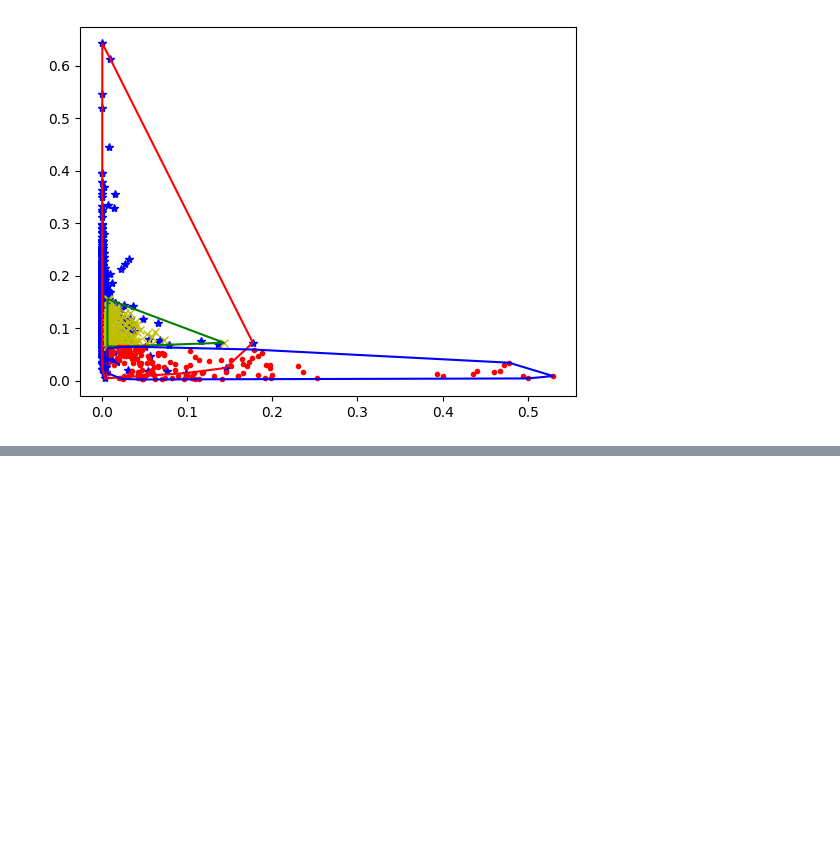
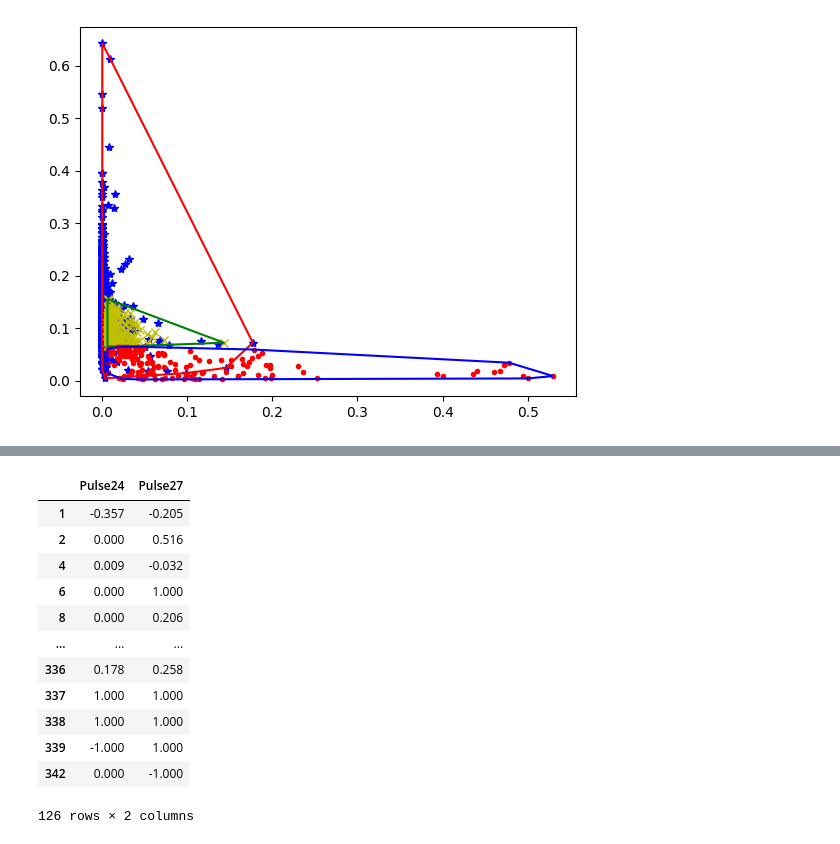
Before and after one commit to Gcastelo01/TP1_Alg2, a Jupyter notebook: TP1_Classificador.ipynb, the cells around one changed output, grey strips where cells are left out. Saved outputs shown, nothing was run; the diff lists cells and outputs as text; code cells hidden in the pictures; blank space fills up the shorter version.

```diff
--- a/TP1_Classificador.ipynb
+++ b/TP1_Classificador.ipynb
@@ -572,0 +613,31 @@ IndexError: list index out of range
+# %%
+ionosphere = pd.read_csv('./data/ionosphere.csv', delimiter=',')
+
+aType = ionosphere[ionosphere['Class'] == 'b']
+bType = ionosphere[ionosphere['Class'] == 'g']
+
+
+# fig, ax = plt.subplots()
+# a = 24
+# b = 15
+
+# plotClass(aType, ax, dotType='rx', envType='r-', compareCol1=a, compareCol2=b)
+# plotClass(bType, ax, dotType='g.', envType='g-', compareCol1=a, compareCol2=b)
+
+# plt.show()
+
+aType[['Pulse24', 'Pulse27']]
+# %% [output]
+|  | Pulse24 | Pulse27 |
+| 1 | -0.357 | -0.205 |
+| 2 | 0.000 | 0.516 |
+| 4 | 0.009 | -0.032 |
+| 6 | 0.000 | 1.000 |
+| 8 | 0.000 | 0.206 |
+| ... | ... | ... |
+| 336 | 0.178 | 0.258 |
+| 337 | 1.000 | 1.000 |
+| 338 | 1.000 | 1.000 |
+| 339 | -1.000 | 1.000 |
+| 342 | 0.000 | -1.000 |
+126 rows × 2 columns
```
Also changed, not shown: parts of 11 cells of this notebook, 4 other files.
